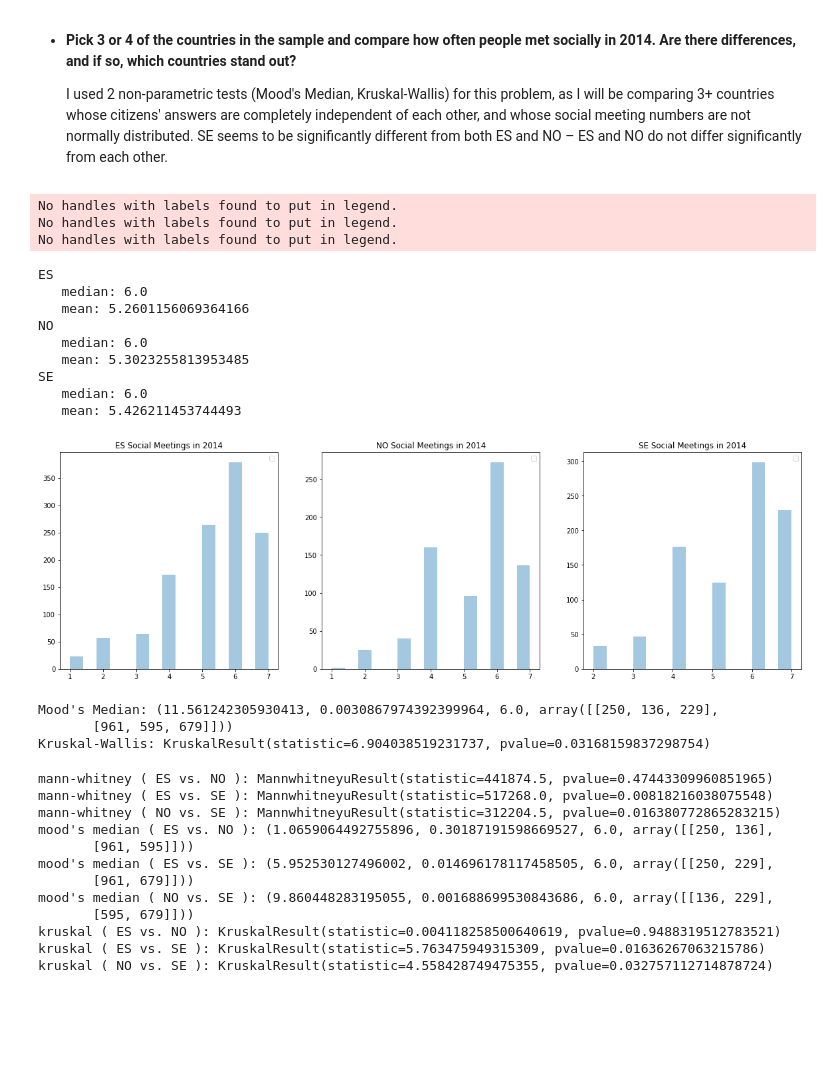
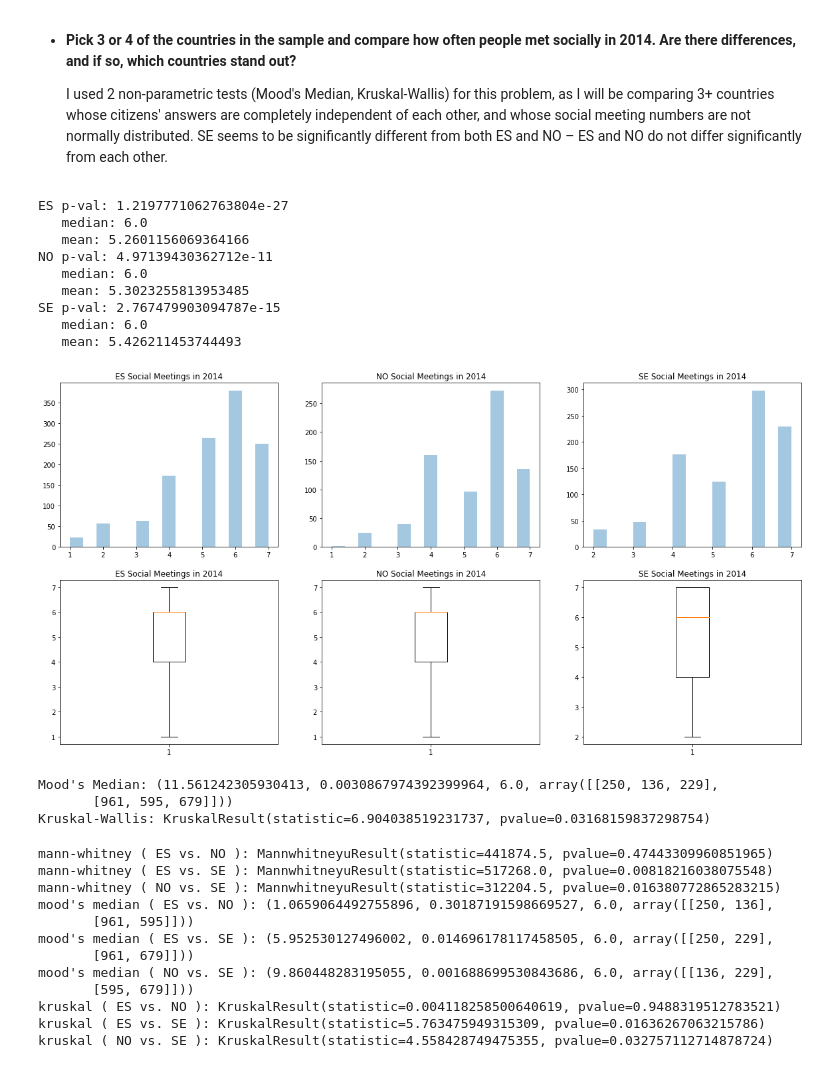
Before and after one commit to esthersweon/thinkful, a Jupyter notebook: main/unit_5/lesson_5_project_4.ipynb, the cells around one changed output. Cells and saved outputs as stored; diff of their text form; code cells hidden in the pictures; blank space fills up the shorter version.

```diff
--- a/main/unit_5/lesson_5_project_4.ipynb
+++ b/main/unit_5/lesson_5_project_4.ipynb
@@ -224,50 +228,45 @@ Ttest_indResult(statistic=3.3201033970362084, pvalue=0.0009073952609876207)
 # %%
 df_copy = df.copy()
 df_copy = df_copy.dropna(subset=['sclmeet'])
 
 selected_countries = ['ES', 'NO', 'SE']
 query_results = []
 
-plt.figure(figsize=(20,6))
+plt.figure(figsize=(20,10))
 
 for idx, cntry in enumerate(selected_countries):
     yr_14_sclmeet = df_copy.query('year == 7 and cntry == "' + cntry + '"')['sclmeet']
-    print(cntry)
+    print(cntry, 'p-val:', normaltest(yr_14_sclmeet).pvalue)
     print('   median:', yr_14_sclmeet.median())
     print('   mean:', yr_14_sclmeet.mean())
     query_results.append(yr_14_sclmeet)
 
-    plt.subplot(1, 3, idx + 1)
+    plt.subplot(2, 3, idx + 1)
     plt.hist(yr_14_sclmeet.dropna(), bins=15, alpha=0.4)
-    plt.legend()
     plt.title(cntry + ' Social Meetings in 2014')
 
-#     plt.subplot(2, 3, 2 * idx + 2)
-#     plt.boxplot(yr_14_sclmeet.dropna())
-#     plt.legend()
-#     plt.title(cntry + ' Social Meetings in 2014')
+    plt.subplot(2, 3, idx + 4)
+    plt.boxplot(yr_14_sclmeet.dropna())
+    plt.title(cntry + ' Social Meetings in 2014')
 
 plt.show()
 
 print("Mood's Median:", median_test(*query_results))
 print('Kruskal-Wallis:', kruskal(*query_results))
 # %% [output]
-No handles with labels found to put in legend.
-No handles with labels found to put in legend.
-No handles with labels found to put in legend.
+ES p-val: 1.2197771062763804e-27
+   median: 6.0
+   mean: 5.2601156069364166
+NO p-val: 4.97139430362712e-11
+   median: 6.0
+   mean: 5.3023255813953485
+SE p-val: 2.767479903094787e-15
+   median: 6.0
+   mean: 5.426211453744493
+[figure, new version]
-ES
-   median: 6.0
-   mean: 5.2601156069364166
-NO
-   median: 6.0
-   mean: 5.3023255813953485
-SE
-   median: 6.0
-   mean: 5.426211453744493
+Mood's Median: (11.561242305930413, 0.0030867974392399964, 6.0, array([[250, 136, 229],
+       [961, 595, 679]]))
+Kruskal-Wallis: KruskalResult(statistic=6.904038519231737, pvalue=0.03168159837298754)
-[figure, old version]
-Mood's Median: (11.561242305930413, 0.0030867974392399964, 6.0, array([[250, 136, 229],
-       [961, 595, 679]]))
-Kruskal-Wallis: KruskalResult(statistic=6.904038519231737, pvalue=0.03168159837298754)
 # %%
 def get_yr_14_sclmeet_for(cntry):
     return df_copy.query('year == 7 and cntry == "' + cntry + '"')['sclmeet']
```
Also changed, not shown: parts of 5 cells of this notebook.
